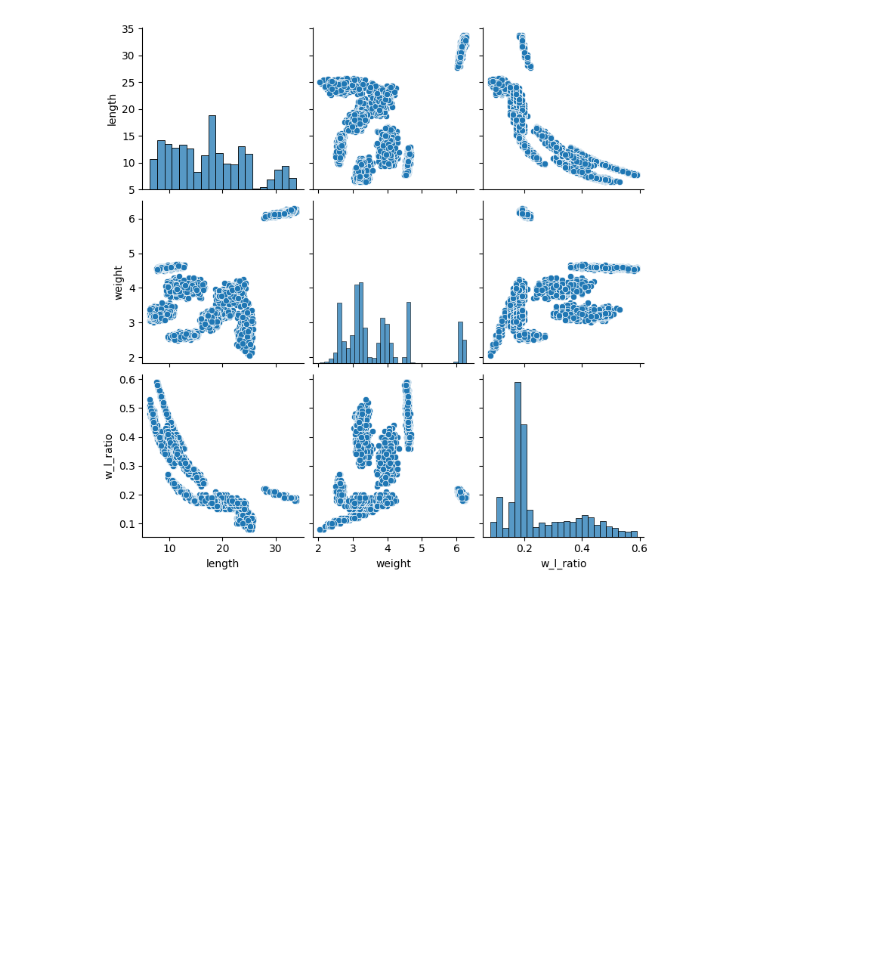
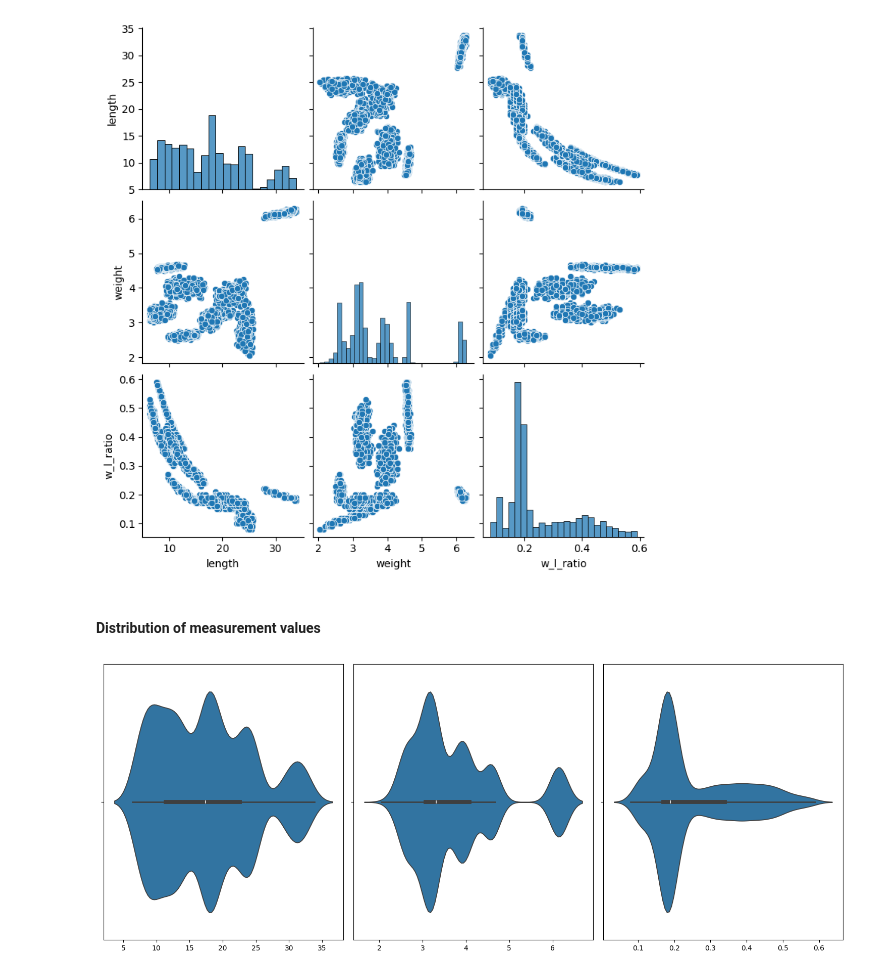
Before and after one commit to saadkhalidabbasi/EDA-Projects, a Jupyter notebook: Fish_Species_Measurements_EDA_and_Classification.ipynb, the cells around one changed output. Cells and saved outputs as stored; diff of their text form; code cells hidden in the pictures; blank space fills up the shorter version.

```diff
--- a/Fish_Species_Measurements_EDA_and_Classification.ipynb
+++ b/Fish_Species_Measurements_EDA_and_Classification.ipynb
@@ -153,3 +153,16 @@ sns.pairplot(df)
 # %% [output]
 <seaborn.axisgrid.PairGrid at 0x...>
 [figure]
+# %% [markdown]
+#### **Distribution of measurement values**
+# %%
+fig, axes = plt.subplots(ncols=3, figsize=(15, 6))
+
+for i, j in enumerate(df.columns[1:]):
+    sns.violinplot(df, x=j, ax=axes[i])
+    axes[i].set_xlabel("")
+    axes[i].set_ylabel("")
+plt.tight_layout()
+plt.show()
+# %% [output]
+[figure, added]
```
